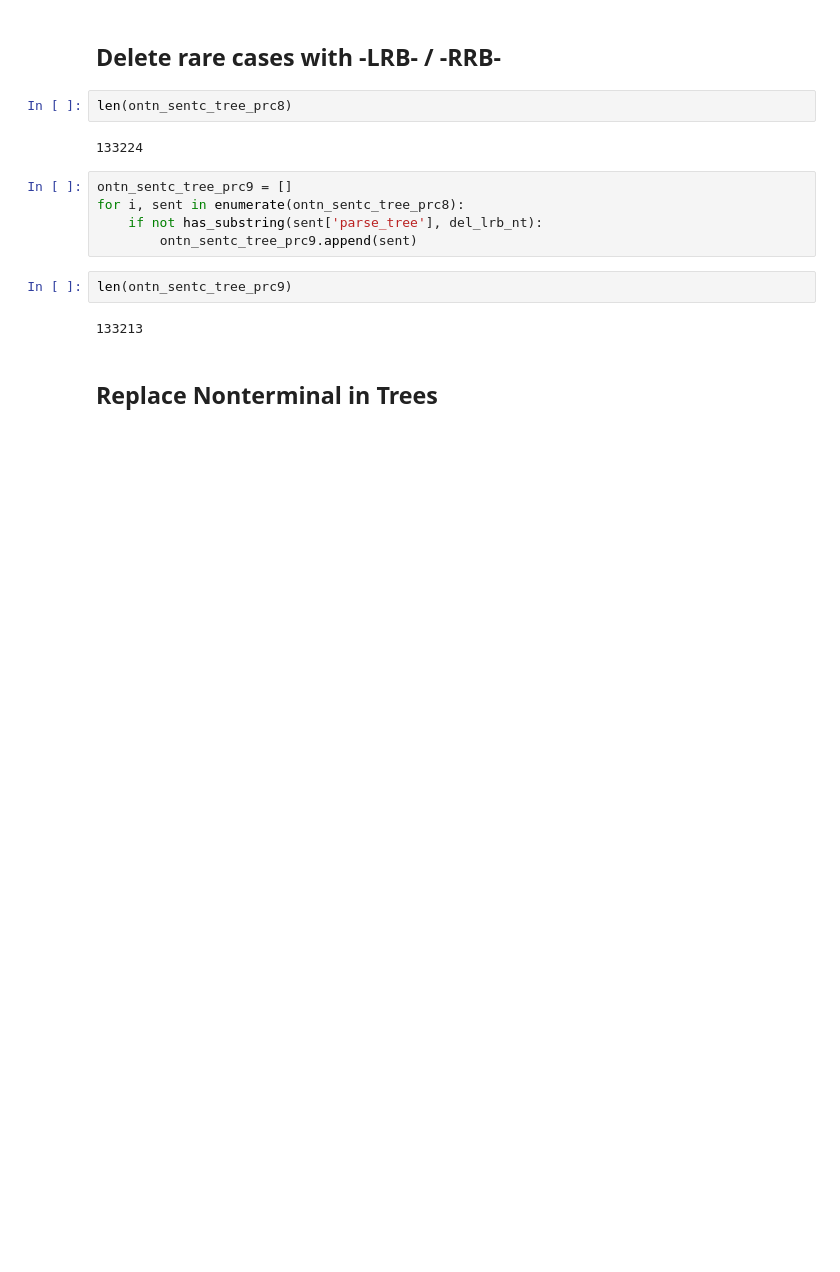
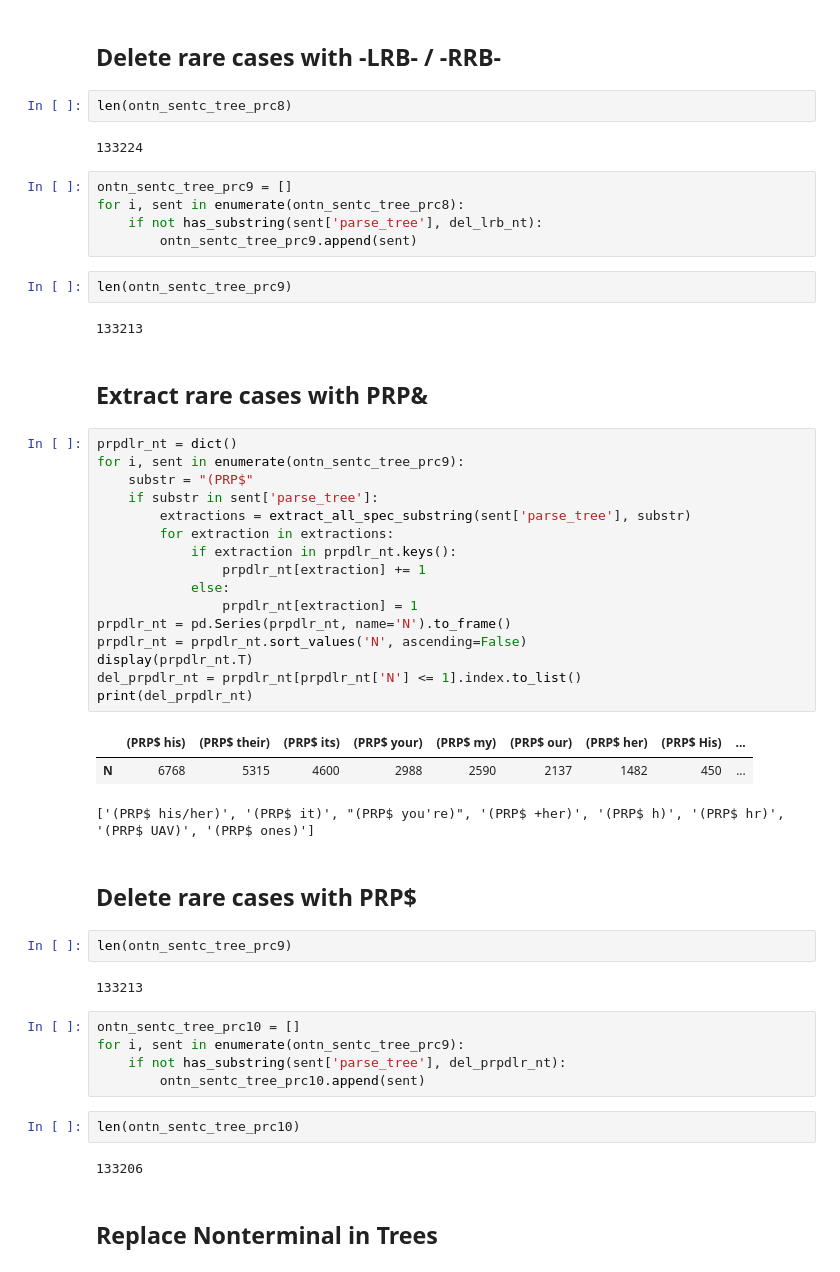
Before and after one commit to v-urushkin/ontonotes-to-lark, a Jupyter notebook: conll_to_lark.ipynb, the cells around one changed output. Drawn from its saved outputs; the diff is of its cells as text; blank space fills up the shorter version.

```diff
--- a/conll_to_lark.ipynb
+++ b/conll_to_lark.ipynb
@@ -498,6 +498,43 @@ for i, sent in enumerate(ontn_sentc_tree_prc8):
 len(ontn_sentc_tree_prc9)
 # %% [output]
 133213
+# %% [markdown]
+## Extract rare cases with PRP&
+# %%
+prpdlr_nt = dict()
+for i, sent in enumerate(ontn_sentc_tree_prc9):
+    substr = "(PRP$"
+    if substr in sent['parse_tree']:
+        extractions = extract_all_spec_substring(sent['parse_tree'], substr)
+        for extraction in extractions:
+            if extraction in prpdlr_nt.keys():
+                prpdlr_nt[extraction] += 1
+            else:
+                prpdlr_nt[extraction] = 1
+prpdlr_nt = pd.Series(prpdlr_nt, name='N').to_frame()
+prpdlr_nt = prpdlr_nt.sort_values('N', ascending=False)
+display(prpdlr_nt.T)
+del_prpdlr_nt = prpdlr_nt[prpdlr_nt['N'] <= 1].index.to_list()
+print(del_prpdlr_nt)
+# %% [output]
+|  | (PRP$ his) | (PRP$ their) | (PRP$ its) | (PRP$ your) | (PRP$ my) | (PRP$ our) | (PRP$ her) | (PRP$ His) | ... |
+| N | 6768 | 5315 | 4600 | 2988 | 2590 | 2137 | 1482 | 450 | ... |
+['(PRP$ his/her)', '(PRP$ it)', "(PRP$ you're)", '(PRP$ +her)', '(PRP$ h)', '(PRP$ hr)', '(PRP$ UAV)', '(PRP$ ones)']
+# %% [markdown]
+## Delete rare cases with PRP$
+# %%
+len(ontn_sentc_tree_prc9)
+# %% [output]
+133213
+# %%
+ontn_sentc_tree_prc10 = []
+for i, sent in enumerate(ontn_sentc_tree_prc9):
+    if not has_substring(sent['parse_tree'], del_prpdlr_nt):
+        ontn_sentc_tree_prc10.append(sent)
+# %%
+len(ontn_sentc_tree_prc10)
+# %% [output]
+133206
 # %% [markdown]
 ## Replace Nonterminal in Trees
 # %%
```
Also changed, not shown: parts of 4 cells of this notebook, 1 other file.
